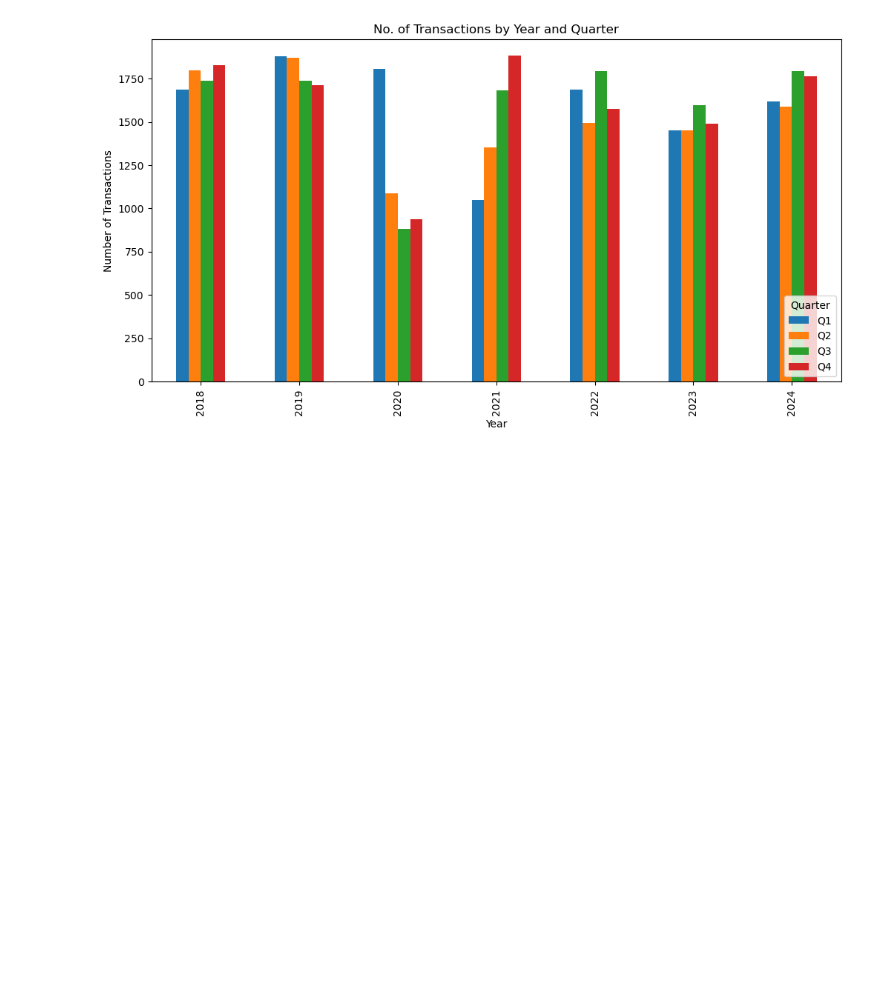
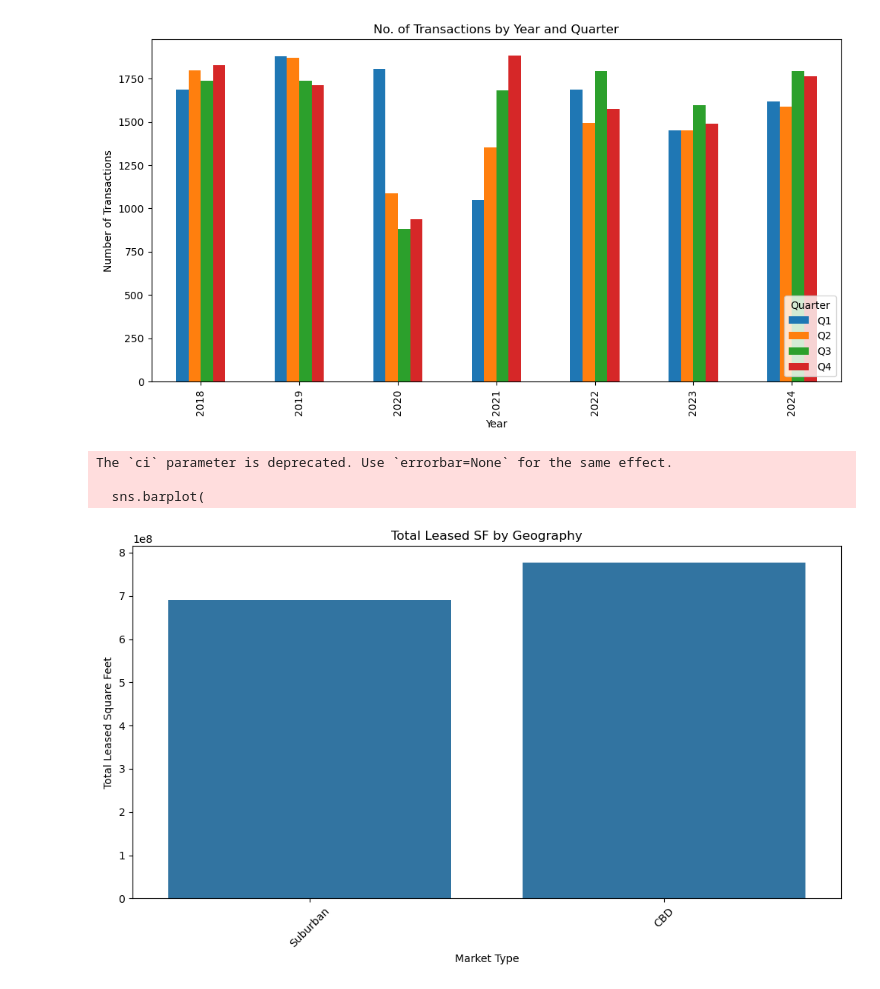
Before and after one commit to Gimmick12-DYY/Duke-Datafest2025, a Jupyter notebook: MainLab.ipynb, the cells around one changed output. Saved outputs shown, nothing was run; the diff lists cells and outputs as text; code cells hidden in the pictures; blank space fills up the shorter version.

```diff
--- a/MainLab.ipynb
+++ b/MainLab.ipynb
@@ -239,3 +239,24 @@ plt.legend(title='Quarter', loc = 'lower right')
 plt.show()
 # %% [output]
 [figure]
+# %%
+
+plt.figure(figsize=(10, 6))
+sns.barplot(
+    data=main_without_majorMarketInfo2018_drop,
+    x='CBD_suburban',
+    y='leasedSF',
+    estimator=sum,
+    ci=None
+)
+plt.title("Total Leased SF by Geography")
+plt.ylabel("Total Leased Square Feet")
+plt.xlabel("Market Type")
+plt.xticks(rotation=45)
+plt.tight_layout()
+plt.show()
+# %% [output]
+The `ci` parameter is deprecated. Use `errorbar=None` for the same effect.
+
+  sns.barplot(
+[figure, added]
```
Also changed, not shown: parts of 7 cells of this notebook.
